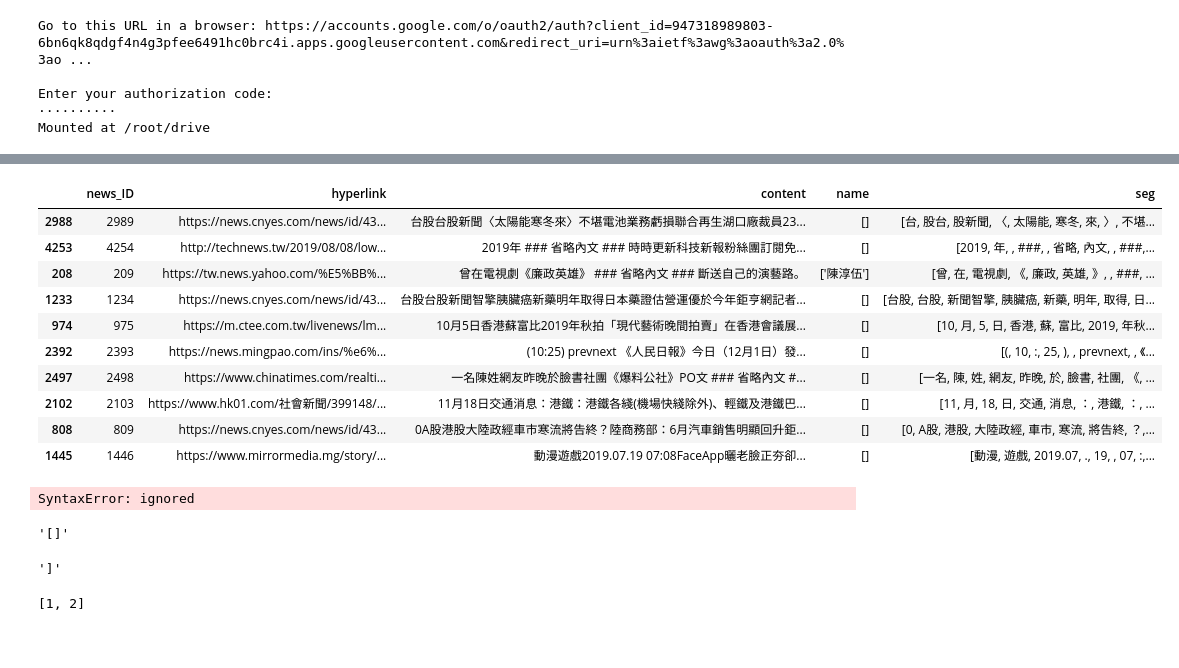
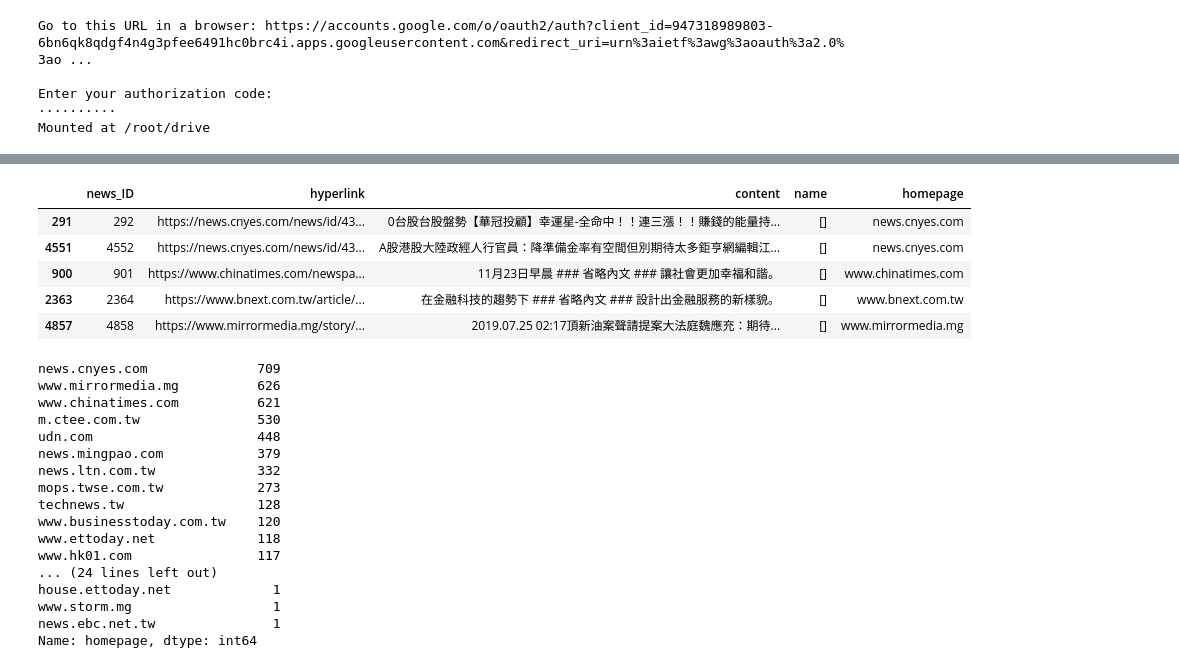
Before and after one commit to ShuYuHuang/nlp4aml, a Jupyter notebook: prep_5kdata_import.ipynb, the cells around one changed output, grey strips where cells are left out. Cells and saved outputs as stored; diff of their text form; code cells hidden in the pictures; blank space fills up the shorter version.

```diff
--- a/prep_5kdata_import.ipynb
+++ b/prep_5kdata_import.ipynb
@@ -34,14 +34,24 @@ data_pd=pd.read_csv('/root/drive/My Drive/ColabData/tbrain_train_final_0610.csv'
+# %%
+file_loc='/root/drive/My Drive/ColabData/'
+data_pd=pd.read_csv(file_loc+'tbrain_train_final_0610.csv')
+def get_homepage(site):
+  cnt=0
+  begin=0
+  for ee, ww in enumerate(site):
+      if ww=='/':
+        cnt+=1
+        if cnt==2:
+          begin=ee+1
+        elif cnt==3:
+          return site[begin:ee]
+  return 0
+data_pd['homepage']=data_pd['hyperlink'].apply(lambda w: get_homepage(w))
 # %%
-data_pd.sample(10)
+data_pd.sample(5)
 # %% [output]
-|  | news_ID | hyperlink | content | name | seg |
-| 2988 | 2989 | https://news.cnyes.com/news/id/43... | 台股台股新聞〈太陽能寒冬來〉不堪電池業務虧損聯合再生湖口廠裁員23... | [] | [台, 股台, 股新聞, 〈, 太陽能, 寒冬, 來, 〉, 不堪... |
-| 4253 | 4254 | http://technews.tw/2019/08/08/low... | 2019年 ### 省略內文 ### 時時更新科技新報粉絲團訂閱免... | [] | [2019, 年, , ###, , 省略, 內文, , ###,... |
-| 208 | 209 | https://tw.news.yahoo.com/%E5%BB%... | 曾在電視劇《廉政英雄》 ### 省略內文 ### 斷送自己的演藝路。 | ['陳淳伍'] | [曾, 在, 電視劇, 《, 廉政, 英雄, 》, , ###, ... |
-| 1233 | 1234 | https://news.cnyes.com/news/id/43... | 台股台股新聞智擎胰臟癌新藥明年取得日本藥證估營運優於今年鉅亨網記者... | [] | [台股, 台股, 新聞智擎, 胰臟癌, 新藥, 明年, 取得, 日... |
-| 974 | 975 | https://m.ctee.com.tw/livenews/lm... | 10月5日香港蘇富比2019年秋拍「現代藝術晚間拍賣」在香港會議展... | [] | [10, 月, 5, 日, 香港, 蘇, 富比, 2019, 年秋... |
-| 2392 | 2393 | https://news.mingpao.com/ins/%e6%... | (10:25) prevnext 《人民日報》今日（12月1日）發... | [] | [(, 10, :, 25, ), , prevnext, , 《... |
-| 2497 | 2498 | https://www.chinatimes.com/realti... | 一名陳姓網友昨晚於臉書社團《爆料公社》PO文 ### 省略內文 #... | [] | [一名, 陳, 姓, 網友, 昨晚, 於, 臉書, 社團, 《, ... |
-| 2102 | 2103 | https://www.hk01.com/社會新聞/399148/... | 11月18日交通消息：港鐵：港鐵各綫(機場快綫除外)、輕鐵及港鐵巴... | [] | [11, 月, 18, 日, 交通, 消息, ：, 港鐵, ：, ... |
-| 808 | 809 | https://news.cnyes.com/news/id/43... | 0A股港股大陸政經車市寒流將告終？陸商務部：6月汽車銷售明顯回升鉅... | [] | [0, A股, 港股, 大陸政經, 車市, 寒流, 將告終, ？,... |
-| 1445 | 1446 | https://www.mirrormedia.mg/story/... | 動漫遊戲2019.07.19 07:08FaceApp曬老臉正夯卻... | [] | [動漫, 遊戲, 2019.07, ., 19, , 07, :,... |
+|  | news_ID | hyperlink | content | name | homepage |
+| 291 | 292 | https://news.cnyes.com/news/id/43... | 0台股台股盤勢【華冠投顧】幸運星-全命中！！連三漲！！賺錢的能量持... | [] | news.cnyes.com |
+| 4551 | 4552 | https://news.cnyes.com/news/id/43... | A股港股大陸政經人行官員：降準備金率有空間但別期待太多鉅亨網編輯江... | [] | news.cnyes.com |
+| 900 | 901 | https://www.chinatimes.com/newspa... | 11月23日早晨 ### 省略內文 ### 讓社會更加幸福和諧。 | [] | www.chinatimes.com |
+| 2363 | 2364 | https://www.bnext.com.tw/article/... | 在金融科技的趨勢下 ### 省略內文 ### 設計出金融服務的新樣貌。 | [] | www.bnext.com.tw |
+| 4857 | 4858 | https://www.mirrormedia.mg/story/... | 2019.07.25 02:17頂新油案聲請提案大法庭魏應充：期待... | [] | www.mirrormedia.mg |
@@ -53,4 +57,0 @@ data_pd['seg']=data_pd.content.apply(lambda x: word_seg(x))
-# %%
-data_pd['name']=data_pd['name'].apply(lambda x: )
-# %% [output]
-SyntaxError: ignored
@@ -59,12 +58,20 @@ data_pd['name'][data_pd['name']=='[]']=data_pd['name']
-# %%
-data_pd['name'][0]
-# %% [output]
-'[]'
-# %%
-data_pd['name'][3346][1]
-# %% [output]
-']'
-# %%
-[0,1,2,3][1:-1]
-# %% [output]
-[1, 2]
+# %%
+data_pd['homepage'].value_counts()
+# %% [output]
+news.cnyes.com              709
+www.mirrormedia.mg          626
+www.chinatimes.com          621
+m.ctee.com.tw               530
+udn.com                     448
+news.mingpao.com            379
+news.ltn.com.tw             332
+mops.twse.com.tw            273
+technews.tw                 128
+www.businesstoday.com.tw    120
+www.ettoday.net             118
+www.hk01.com                117
+... (24 lines left out)
+house.ettoday.net             1
+www.storm.mg                  1
+news.ebc.net.tw               1
+Name: homepage, dtype: int64
```
Also changed, not shown: parts of 16 cells of this notebook.
